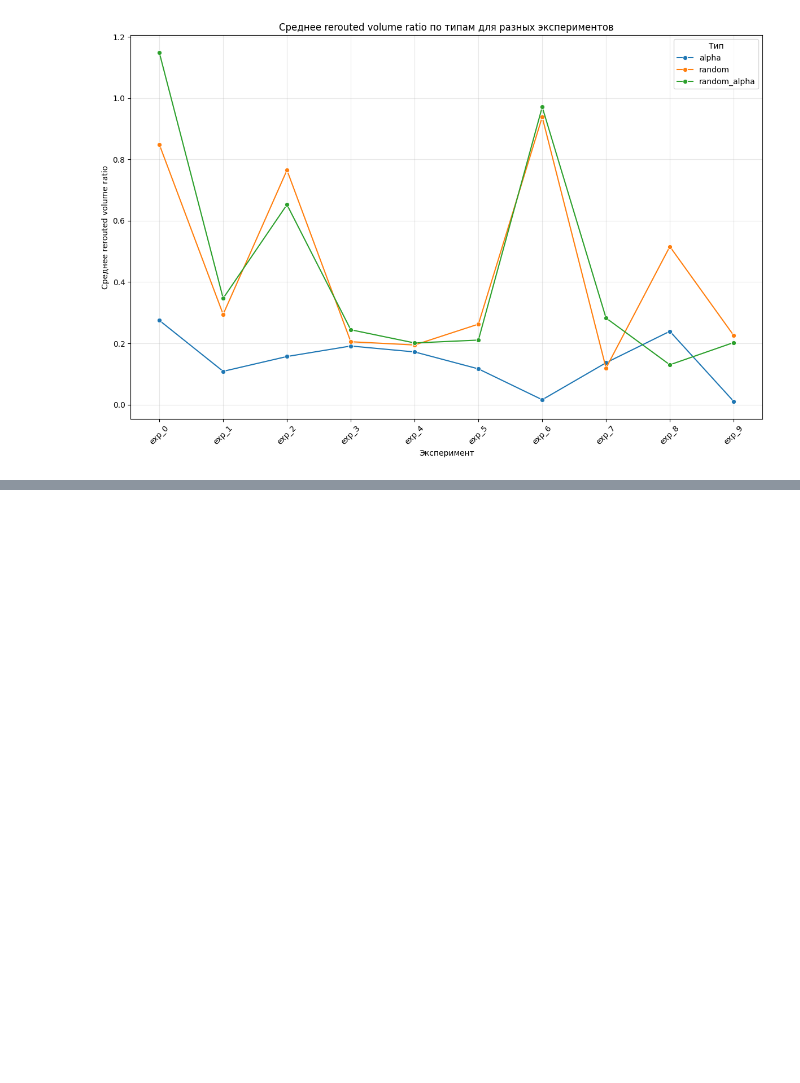
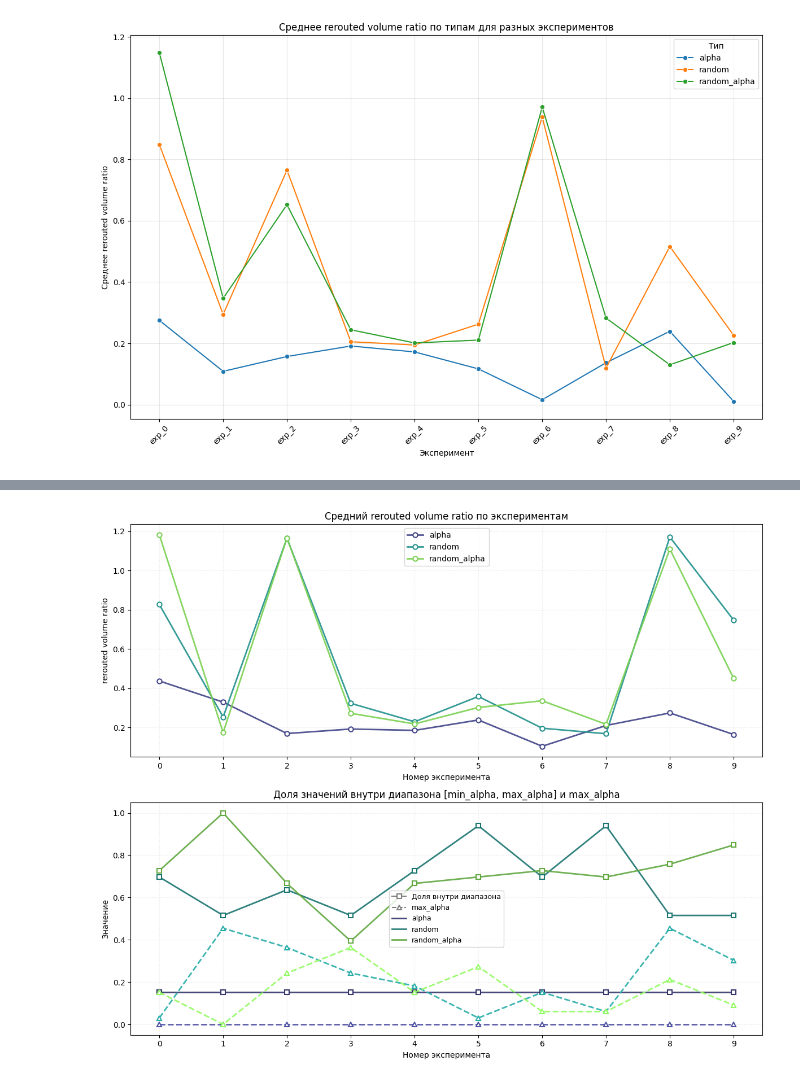
Before and after one commit to Karasiari/Graphs, a Jupyter notebook: CaseWithMean.ipynb, the cells around one changed output, grey strips where cells are left out. Drawn from its saved outputs; the diff is of its cells as text; code cells hidden in the pictures; blank space fills up the shorter version.

```diff
--- a/CaseWithMean.ipynb
+++ b/CaseWithMean.ipynb
@@ -131,0 +515,4 @@ def small_test(num_tests: int):
+# %%
+plot_experiment_results_new(experiment_dfs_hu)
+# %% [output]
+[figure, added]
```
Also changed, not shown: parts of 11 cells of this notebook.
